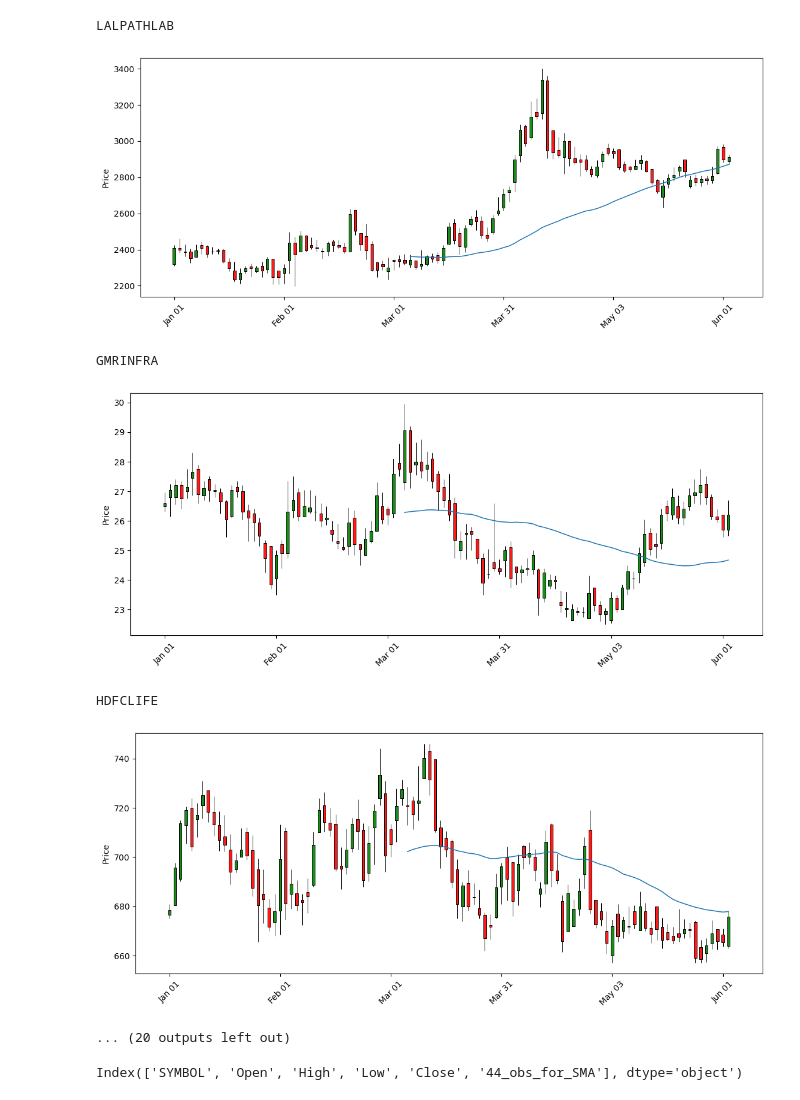
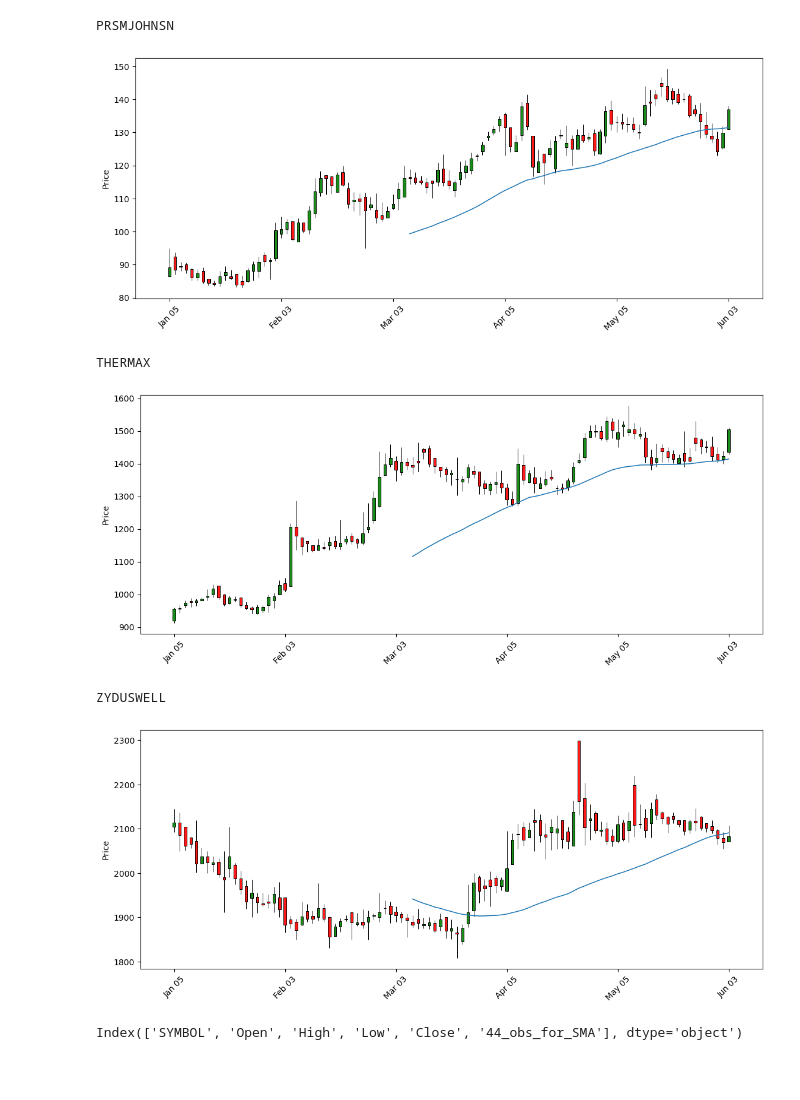
Before and after one commit to my8286/Stock-Analysis, a Jupyter notebook: Simple Moving Average.ipynb, the cells around one changed output. Saved outputs shown, nothing was run; the diff lists cells and outputs as text; code cells hidden in the pictures; blank space fills up the shorter version.

Commit message:
added stock pivot analysis

```diff
--- a/Simple Moving Average.ipynb
+++ b/Simple Moving Average.ipynb
@@ -71,2 +51,2 @@ Index(['Date', 'Symbol', 'Series', 'Prev Close', 'Open', 'High', 'Low', 'Last',
 # %%
-rising_stock['Date'] = pd.to_datetime(rising_stock.Date)
+#rising_stock['Date'] = pd.to_datetime(rising_stock.Date)
@@ -93,0 +63,7 @@ rising_stock
+# %%
+# delete a row
+for index, row in nifty.iterrows():
+    symbol=row["Symbol"]
+    df=pd.read_csv(f'stocks/{symbol}.csv',index_col=0,parse_dates=True)
+    df.drop(df.tail(1).index,inplace=True)
+    df.to_csv(f"stocks/{symbol}.csv")
@@ -93,0 +94,11 @@ rising_stock
+# %%
+for index, row in nifty.iterrows():
+    symbol=row["Symbol"]
+    d = datetime.today() - timedelta(days=150)
+    day=datetime.now().day
+    month=datetime.now().month
+    year=datetime.now().year
+    df=get_history(symbol,start=datetime(d.year,d.month,d.day),end=datetime(year,month,day))
+    data=pd.DataFrame(df)
+    data.to_csv(f"stocks/{symbol}.csv")
+    #print(data.shape)
@@ -94,20 +108,35 @@ rising_stock
 # %%
-# Get historical data of all Nifty50 stocks and filter out rising stocks
-# calculating the simple moving average (which is just mean calculated progressively)
-# and add the result as a new column to dataframe
+list=[]
+for index, row in nifty.iterrows():
+    symbol=row["Symbol"]
+    #rising_stock=get_history(symbol,start=datetime(2021,1,1),end=datetime(datetime.now().year,datetime.now().month,datetime.now().day))
+    rising_stock=pd.read_csv(f'stocks/{symbol}.csv',index_col=0,parse_dates=True)
+    if rising_stock.shape[0]> 1:
+        open=rising_stock['Open'][-1]
+        close=rising_stock['Close'][-1]
+        if open< close :
+            SMA_window = 44
+            rising_stock["44_obs_for_SMA"] = rising_stock["Close"].rolling(window=SMA_window).mean()
 
-for index, row in nifty.iterrows():
-    rising_stock=get_history(row["SYMBOL"],start=datetime(2021,1,1),end=datetime(datetime.now().year,datetime.now().month,datetime.now().day))
+            sma_last=rising_stock["44_obs_for_SMA"][-1]
+            sma_5=rising_stock["44_obs_for_SMA"][-5]
+            sma_11=rising_stock["44_obs_for_SMA"][-11]
+            sma_16=rising_stock["44_obs_for_SMA"][-16]
+            sma_22=rising_stock["44_obs_for_SMA"][-22]
+            sma_33=rising_stock["44_obs_for_SMA"][-33]
+            sma_44=rising_stock["44_obs_for_SMA"][-44]
+            high=rising_stock["High"][-1]
+            low=rising_stock["Low"][-1]
+            price=close*(1/100)
+            if sma_44<sma_33 and sma_33<sma_22 and sma_22<sma_16 and sma_16<sma_11 and sma_11<sma_5 and sma_5<sma_last:
+                if (high>= sma_last and low<= sma_last) or (abs(low-sma_last)<=price and low>=sma_last):
+                    sublist=[]
+                    sublist.append(symbol)
+                    list.append(sublist)
+                    #rising_stock.reset_index('Date',inplace=True)
+                    #rising_stock['Date'] = pd.to_datetime(rising_stock.Date)
+                    #rising_stock.set_index('Date',inplace=True)
+                    print(symbol)
 
-    if rising_stock.shape[0]>1 and rising_stock['Open'][-1] < rising_stock['Close'][-1]:
-        SMA_window = 44
-        rising_stock["44_obs_for_SMA"] = rising_stock["Close"].rolling(window=SMA_window).mean()
-
-        if (rising_stock["High"][-1]>= rising_stock["44_obs_for_SMA"][-1] and rising_stock["Low"][-1]<= rising_stock["44_obs_for_SMA"][-1]) or abs(rising_stock["Low"][-1]-rising_stock["44_obs_for_SMA"][-1])<=2 :
-            rising_stock.reset_index('Date',inplace=True)
-            rising_stock['Date'] = pd.to_datetime(rising_stock.Date)
-            rising_stock.set_index('Date',inplace=True)
-            print(row["SYMBOL"])
-
-            mpf.plot(rising_stock,type='candle',figratio=(38,15),mav=44,style=s)
+                    mpf.plot(rising_stock,type='candle',figratio=(38,15),mav=44,style=s)
 # %% [output]
@@ -120,7 +149,6 @@ CUB
-LALPATHLAB
+PRSMJOHNSN
-[figure, old version]
+[figure, new version]
-GMRINFRA
+THERMAX
-[figure, old version]
+[figure, new version]
-HDFCLIFE
+ZYDUSWELL
-[figure, old version]
+[figure, new version]
-... (20 outputs left out)
```
Also changed, not shown: parts of 17 cells of this notebook, 4 other files.
